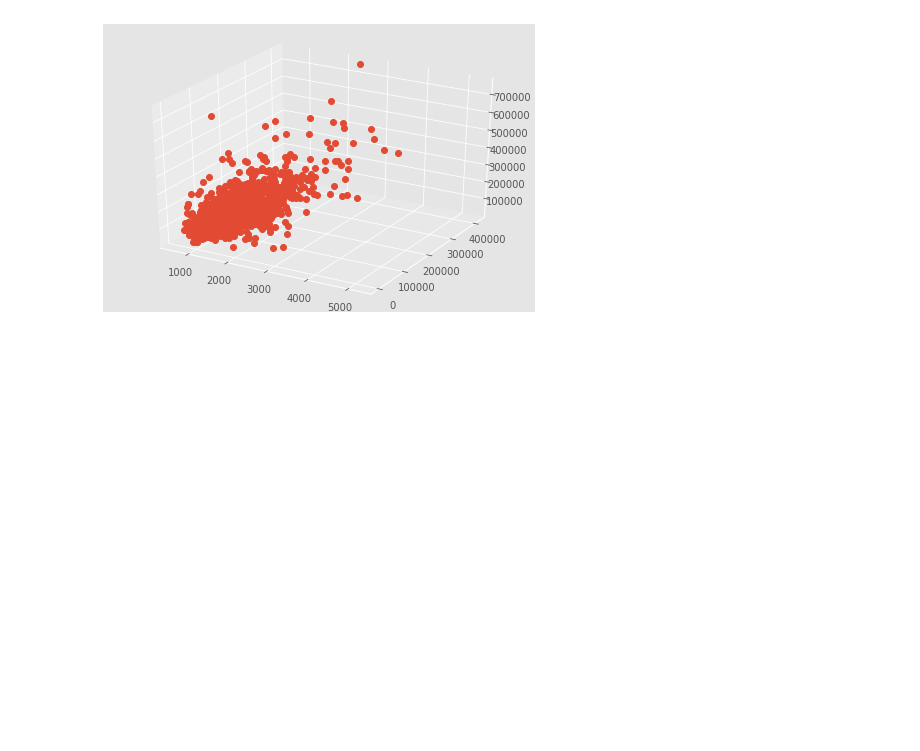
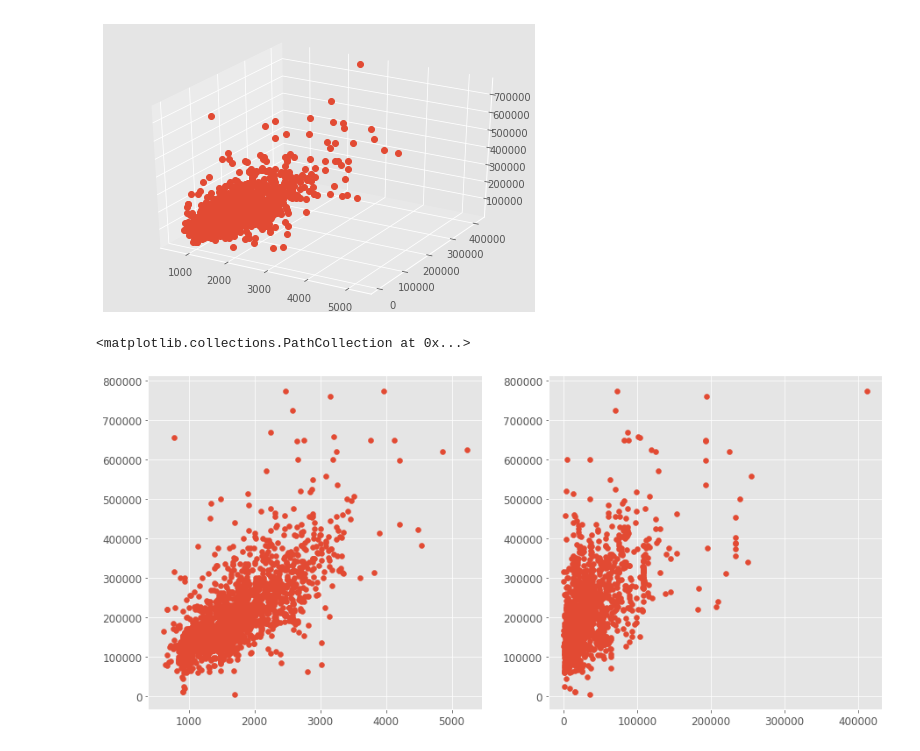
Before and after one commit to brainmentorspvtltd/MSIT_MachineLearning, a Jupyter notebook: HousesAnalysis.ipynb, the cells around one changed output. Saved outputs shown, nothing was run; the diff lists cells and outputs as text; code cells hidden in the pictures; blank space fills up the shorter version.

```diff
--- a/HousesAnalysis.ipynb
+++ b/HousesAnalysis.ipynb
@@ -182,3 +182,12 @@ fig.plot(x,y,z,'o')
 # %% [output]
 [<mpl_toolkits.mplot3d.art3d.Line3D at 0x...>]
 [figure]
+# %%
+fig = plt.figure(figsize=(15,7))
+plt.rcParams['font.size'] = 12
+ax1,ax2 = fig.subplots(1,2)
+ax1.scatter(dataset["livingArea"], dataset["price"])
+ax2.scatter(dataset["landValue"], dataset["price"])
+# %% [output]
+<matplotlib.collections.PathCollection at 0x...>
+[figure, added]
```
Also changed, not shown: parts of 1 cell of this notebook, 2 other files.
